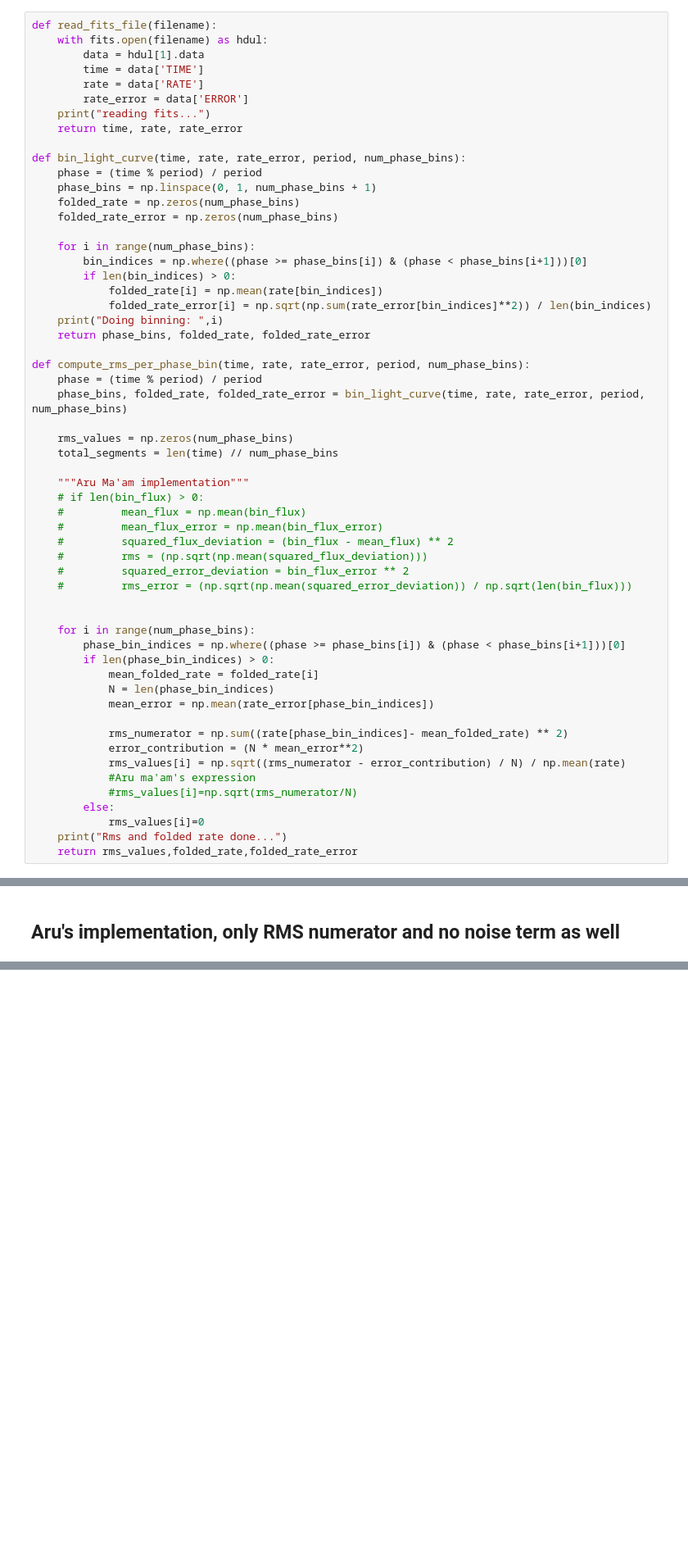
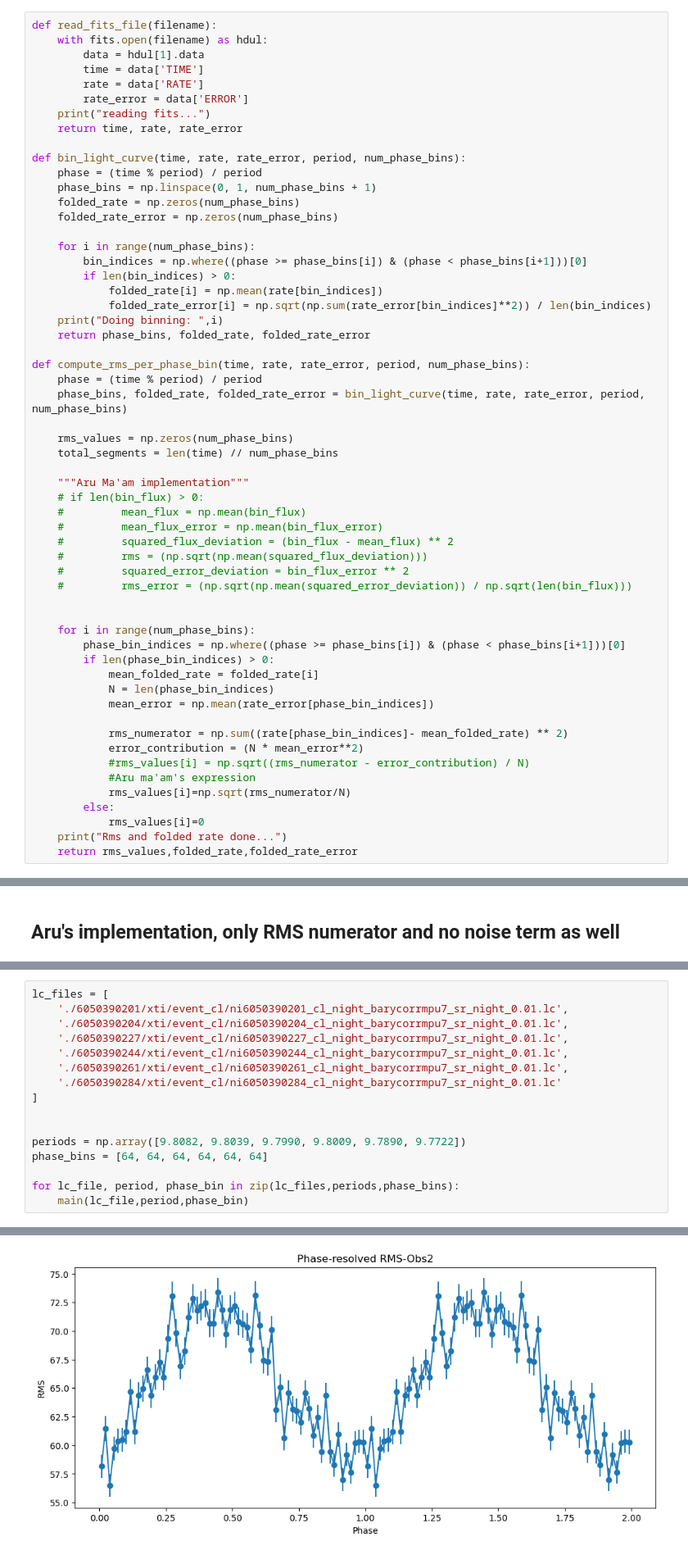
Before and after one commit to supremeKAI40/ULXP_thesis_analysis, a Jupyter notebook: nicer/nb_rms_phase_resolved_deviation.ipynb, the cells around one changed output, grey strips where cells are left out. Shown at 82% size. Cells and saved outputs as stored; diff of their text form; blank space fills up the shorter version.

```diff
--- a/nicer/nb_rms_phase_resolved_deviation.ipynb
+++ b/nicer/nb_rms_phase_resolved_deviation.ipynb
@@ -53,9 +53,9 @@ def compute_rms_per_phase_bin(time, rate, rate_error, period, num_phase_bins):
 
             rms_numerator = np.sum((rate[phase_bin_indices]- mean_folded_rate) ** 2)
             error_contribution = (N * mean_error**2)
-            rms_values[i] = np.sqrt((rms_numerator - error_contribution) / N) / np.mean(rate)
+            #rms_values[i] = np.sqrt((rms_numerator - error_contribution) / N)
             #Aru ma'am's expression
-            #rms_values[i]=np.sqrt(rms_numerator/N)
+            rms_values[i]=np.sqrt(rms_numerator/N)
         else:
             rms_values[i]=0
     print("Rms and folded rate done...")
@@ -316,2 +335,19 @@ Total duration: 44919.799749970436 seconds
 [figure]
 ... (6 outputs left out)
+# %%
+lc_files = [
+    './6050390201/xti/event_cl/ni6050390201_cl_night_barycorrmpu7_sr_night_0.01.lc',
+    './6050390204/xti/event_cl/ni6050390204_cl_night_barycorrmpu7_sr_night_0.01.lc',
+    './6050390227/xti/event_cl/ni6050390227_cl_night_barycorrmpu7_sr_night_0.01.lc',
+    './6050390244/xti/event_cl/ni6050390244_cl_night_barycorrmpu7_sr_night_0.01.lc',
+    './6050390261/xti/event_cl/ni6050390261_cl_night_barycorrmpu7_sr_night_0.01.lc',
+    './6050390284/xti/event_cl/ni6050390284_cl_night_barycorrmpu7_sr_night_0.01.lc'
+]
+
+
+periods = np.array([9.8082, 9.8039, 9.7990, 9.8009, 9.7890, 9.7722])
+phase_bins = [64, 64, 64, 64, 64, 64]
+
+for lc_file, period, phase_bin in zip(lc_files,periods,phase_bins):
+    main(lc_file,period,phase_bin)
+# %% [output]
@@ -317,0 +357 @@ Total duration: 44919.799749970436 seconds
+[figure, added]
```
Also changed, not shown: parts of 5 cells of this notebook, 8 other files.
